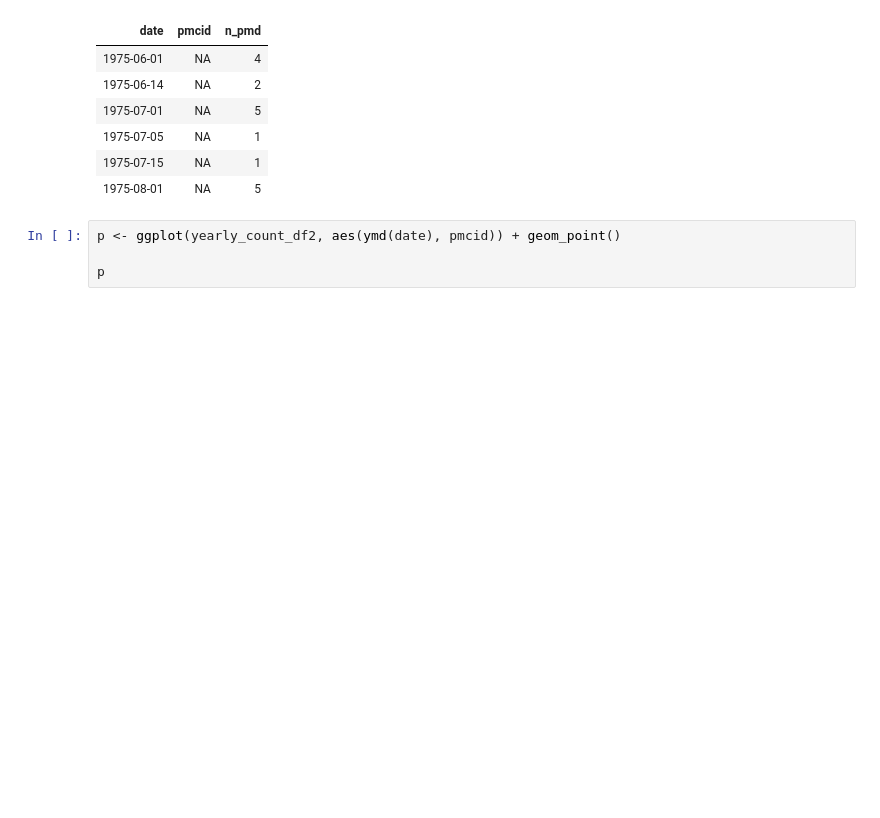
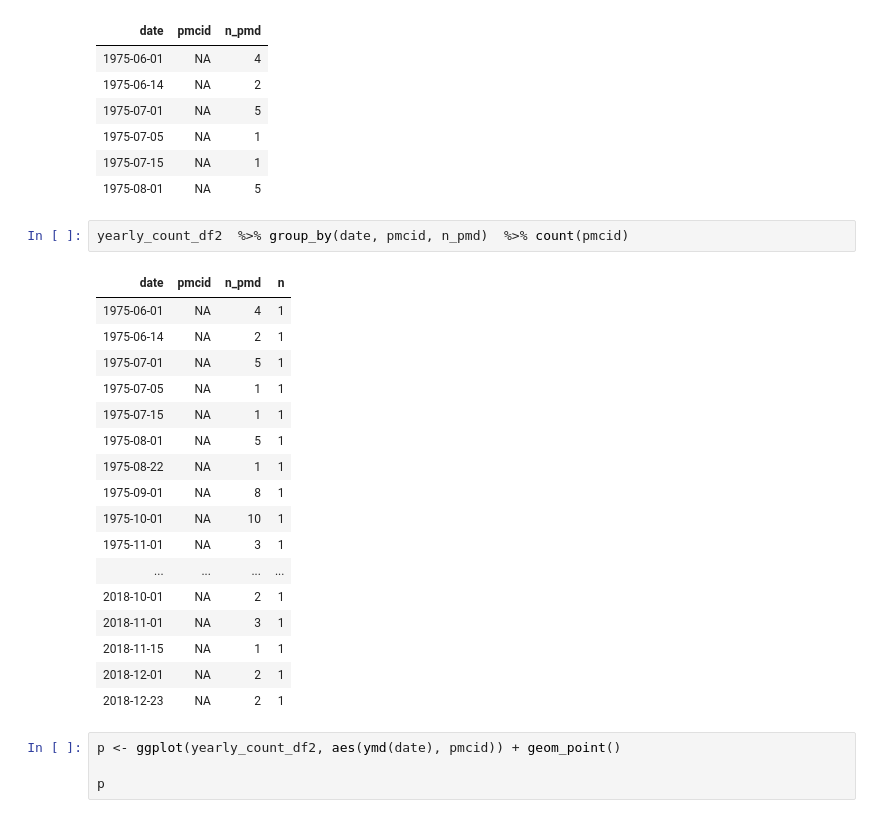
Before and after one commit to BioinfoNet/Data-mining, a Jupyter notebook: Notebooks/data-import-visualization.ipynb, the cells around one changed output. Cells and saved outputs as stored; diff of their text form; blank space fills up the shorter version.

```diff
--- a/Notebooks/data-import-visualization.ipynb
+++ b/Notebooks/data-import-visualization.ipynb
@@ -156,6 +156,26 @@ head(yearly_count_df2)
 | 1975-07-05 | NA | 1 |
 | 1975-07-15 | NA | 1 |
 | 1975-08-01 | NA | 5 |
+# %%
+yearly_count_df2  %>% group_by(date, pmcid, n_pmd)  %>% count(pmcid)
+# %% [output]
+| date | pmcid | n_pmd | n |
+| 1975-06-01 | NA | 4 | 1 |
+| 1975-06-14 | NA | 2 | 1 |
+| 1975-07-01 | NA | 5 | 1 |
+| 1975-07-05 | NA | 1 | 1 |
+| 1975-07-15 | NA | 1 | 1 |
+| 1975-08-01 | NA | 5 | 1 |
+| 1975-08-22 | NA | 1 | 1 |
+| 1975-09-01 | NA | 8 | 1 |
+| 1975-10-01 | NA | 10 | 1 |
+| 1975-11-01 | NA | 3 | 1 |
+| ... | ... | ... | ... |
+| 2018-10-01 | NA | 2 | 1 |
+| 2018-11-01 | NA | 3 | 1 |
+| 2018-11-15 | NA | 1 | 1 |
+| 2018-12-01 | NA | 2 | 1 |
+| 2018-12-23 | NA | 2 | 1 |
 # %%
 p <- ggplot(yearly_count_df2, aes(ymd(date), pmcid)) + geom_point()
 
```
Also changed, not shown: parts of 4 cells of this notebook, 5 other files.
